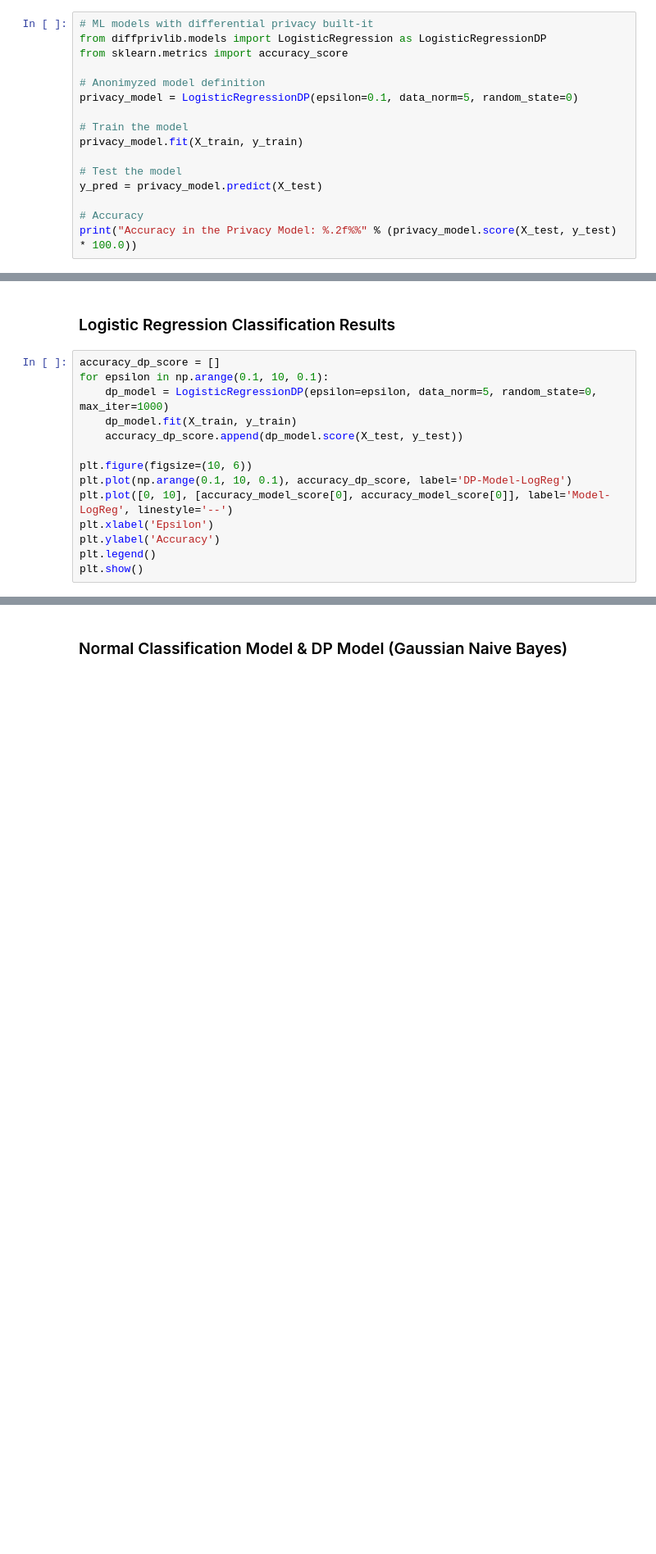
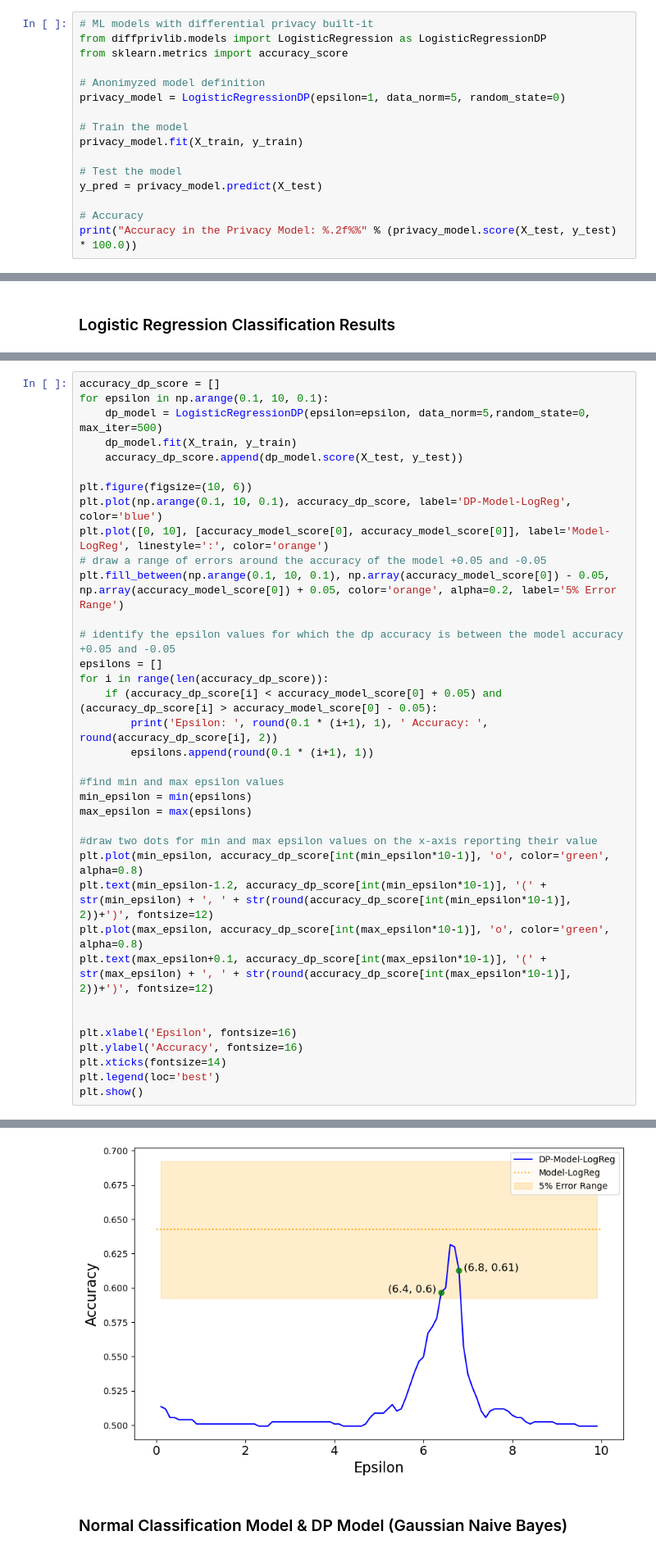
Before and after one commit to Kekkodf/Master-Thesis, a Jupyter notebook: Code/DP_Notebook.ipynb, the cells around one changed output, grey strips where cells are left out. Shown at 82% size. Drawn from its saved outputs; the diff is of its cells as text; blank space fills up the shorter version.

```diff
--- a/Code/DP_Notebook.ipynb
+++ b/Code/DP_Notebook.ipynb
@@ -265,7 +265,7 @@ from diffprivlib.models import LogisticRegression as LogisticRegressionDP
 from sklearn.metrics import accuracy_score
 
 # Anonimyzed model definition
-privacy_model = LogisticRegressionDP(epsilon=0.1, data_norm=5, random_state=0)
+privacy_model = LogisticRegressionDP(epsilon=1, data_norm=5, random_state=0)
 
 # Train the model
 privacy_model.fit(X_train, y_train)
@@ -280,16 +280,2 @@ Accuracy in the Privacy Model: 51.34%
 # %% [markdown]
 ### Logistic Regression Classification Results
-# %%
-accuracy_dp_score = []
-for epsilon in np.arange(0.1, 10, 0.1):
-    dp_model = LogisticRegressionDP(epsilon=epsilon, data_norm=5, random_state=0, max_iter=1000)
-    dp_model.fit(X_train, y_train)
-    accuracy_dp_score.append(dp_model.score(X_test, y_test))
-
-plt.figure(figsize=(10, 6))
-plt.plot(np.arange(0.1, 10, 0.1), accuracy_dp_score, label='DP-Model-LogReg')
-plt.plot([0, 10], [accuracy_model_score[0], accuracy_model_score[0]], label='Model-LogReg', linestyle='--')
-plt.xlabel('Epsilon')
-plt.ylabel('Accuracy')
-plt.legend()
-plt.show()
@@ -297,0 +282,37 @@ plt.show()
+# %%
+accuracy_dp_score = []
+for epsilon in np.arange(0.1, 10, 0.1):
+    dp_model = LogisticRegressionDP(epsilon=epsilon, data_norm=5,random_state=0, max_iter=500)
+    dp_model.fit(X_train, y_train)
+    accuracy_dp_score.append(dp_model.score(X_test, y_test))
+
+plt.figure(figsize=(10, 6))
+plt.plot(np.arange(0.1, 10, 0.1), accuracy_dp_score, label='DP-Model-LogReg', color='blue')
+plt.plot([0, 10], [accuracy_model_score[0], accuracy_model_score[0]], label='Model-LogReg', linestyle=':', color='orange')
+# draw a range of errors around the accuracy of the model +0.05 and -0.05
+plt.fill_between(np.arange(0.1, 10, 0.1), np.array(accuracy_model_score[0]) - 0.05, np.array(accuracy_model_score[0]) + 0.05, color='orange', alpha=0.2, label='5% Error Range')
+
+# identify the epsilon values for which the dp accuracy is between the model accuracy +0.05 and -0.05
+epsilons = []
+for i in range(len(accuracy_dp_score)):
+    if (accuracy_dp_score[i] < accuracy_model_score[0] + 0.05) and (accuracy_dp_score[i] > accuracy_model_score[0] - 0.05):
+        print('Epsilon: ', round(0.1 * (i+1), 1), ' Accuracy: ', round(accuracy_dp_score[i], 2))
+        epsilons.append(round(0.1 * (i+1), 1))
+
+#find min and max epsilon values
+min_epsilon = min(epsilons)
+max_epsilon = max(epsilons)
+
+#draw two dots for min and max epsilon values on the x-axis reporting their value
+plt.plot(min_epsilon, accuracy_dp_score[int(min_epsilon*10-1)], 'o', color='green', alpha=0.8)
+plt.text(min_epsilon-1.2, accuracy_dp_score[int(min_epsilon*10-1)], '(' + str(min_epsilon) + ', ' + str(round(accuracy_dp_score[int(min_epsilon*10-1)], 2))+')', fontsize=12)
+plt.plot(max_epsilon, accuracy_dp_score[int(max_epsilon*10-1)], 'o', color='green', alpha=0.8)
+plt.text(max_epsilon+0.1, accuracy_dp_score[int(max_epsilon*10-1)], '(' + str(max_epsilon) + ', ' + str(round(accuracy_dp_score[int(max_epsilon*10-1)], 2))+')', fontsize=12)
+
+
+plt.xlabel('Epsilon', fontsize=16)
+plt.ylabel('Accuracy', fontsize=16)
+plt.xticks(fontsize=14)
+plt.legend(loc='best')
+plt.show()
+# %% [output]
@@ -298,3 +324,4 @@ plt.show()
+[figure, added]
 # %% [markdown]
 ### Normal Classification Model & DP Model (Gaussian Naive Bayes)
 # %%
```
Also changed, not shown: parts of 16 cells of this notebook, 7 other files.
